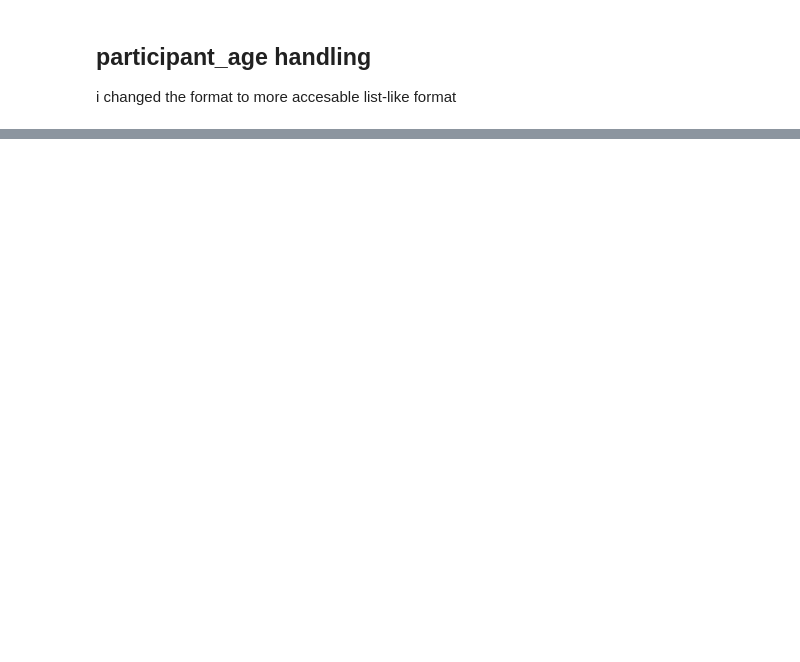
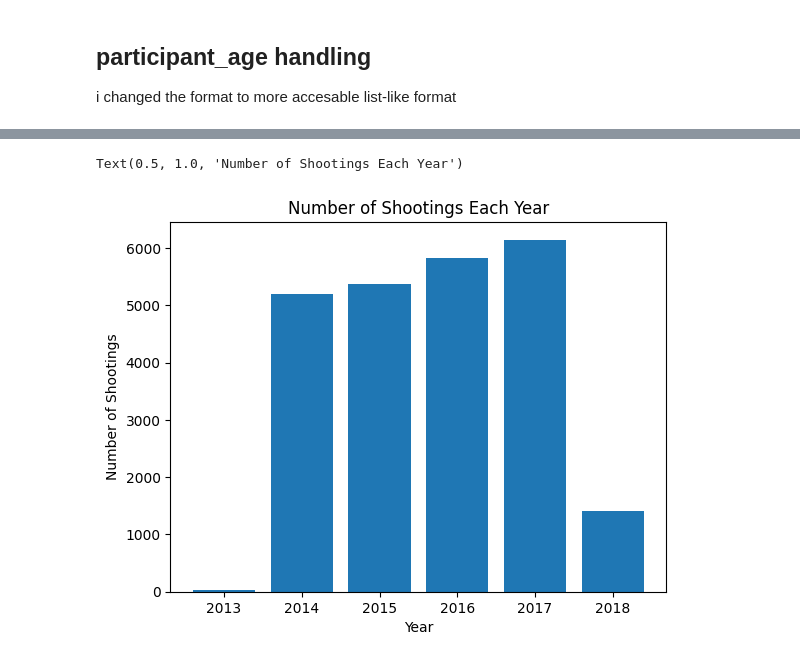
Before and after one commit to benmoyal1/data_science_lab, a Jupyter notebook: week1/lab_week_one.ipynb, the cells around one changed output, grey strips where cells are left out. Drawn from its saved outputs; the diff is of its cells as text; code cells hidden in the pictures; blank space fills up the shorter version.

```diff
--- a/week1/lab_week_one.ipynb
+++ b/week1/lab_week_one.ipynb
@@ -159,0 +192,4 @@ df["participant_age"] = df["participant_age"].apply(format_ages)
+# %%
+is_shooting = lambda word: 0 if 'Non-Shooting' in word else 1
+df["is_Shooting"] = df['incident_characteristics'].apply(is_shooting)
+df["is_Shooting"]
@@ -159,0 +224,5 @@ df["participant_age"] = df["participant_age"].apply(format_ages)
+# %%
+df['date'] = pd.to_datetime(df['date'])
+# %%
+grouped_by_year = df.groupby(by= df['date'].dt.year)['is_Shooting'].count().reset_index()
+grouped_by_year
@@ -159,0 +237,16 @@ df["participant_age"] = df["participant_age"].apply(format_ages)
+# %%
+dates_groups =grouped_by_year['date']
+shooting_each_year = grouped_by_year['is_Shooting']
+
+fig, ax = plt.subplots(1, 1)
+ax.bar(dates_groups, shooting_each_year)
+
+# Set labels and title
+ax.set_xlabel('Year')
+ax.set_ylabel('Number of Shootings')
+ax.set_title('Number of Shootings Each Year')
+
+# Show the plot
+# %% [output]
+Text(0.5, 1.0, 'Number of Shootings Each Year')
+[figure, added]
```
Also changed, not shown: parts of 20 cells of this notebook.
